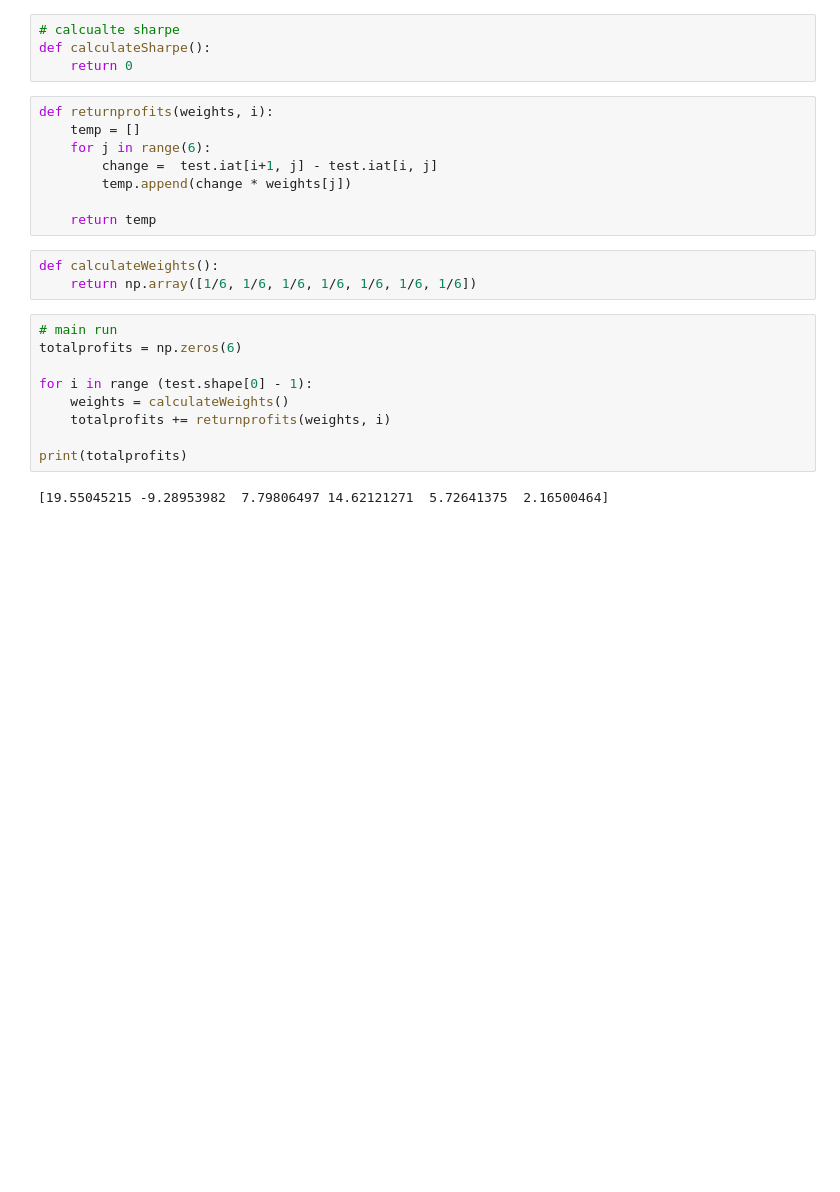
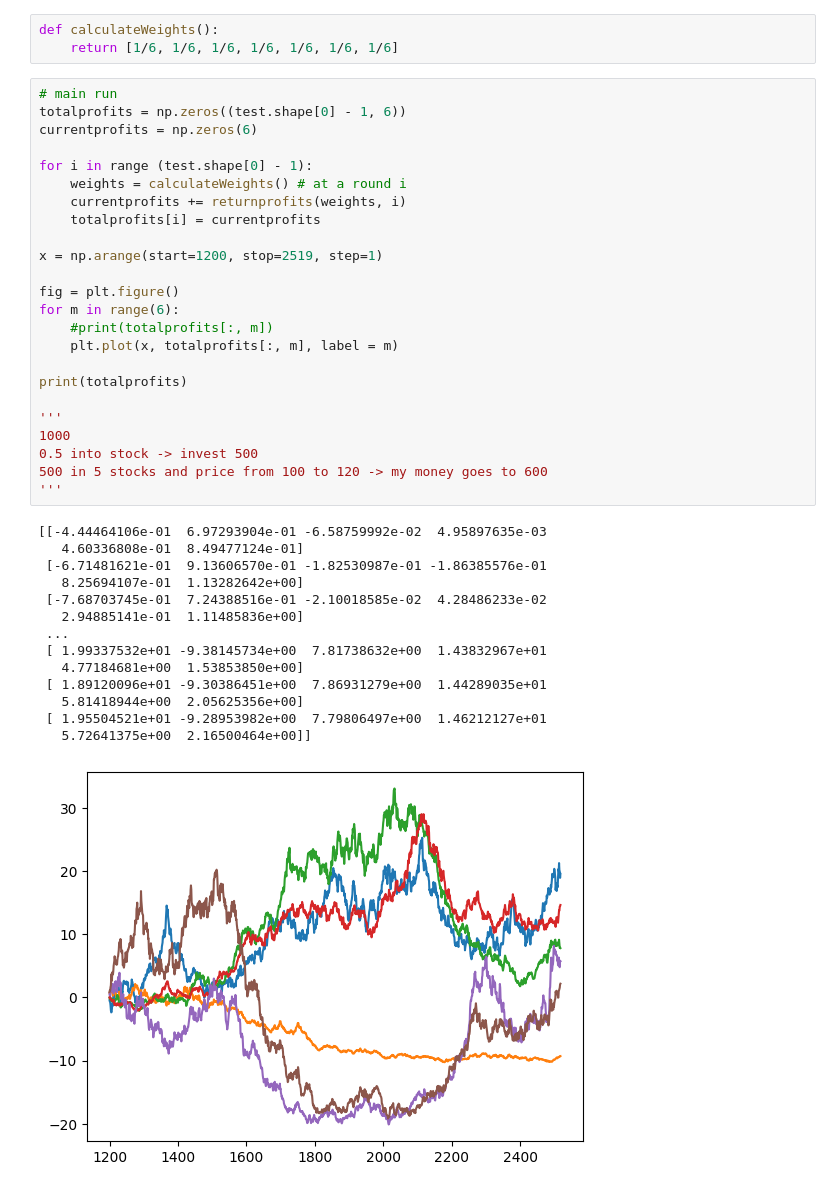
Before and after one commit to sabvan/UChicagoTradingComp, a Jupyter notebook: case2/uniform.ipynb, the cells around one changed output. Drawn from its saved outputs; the diff is of its cells as text; blank space fills up the shorter version.

```diff
--- a/case2/uniform.ipynb
+++ b/case2/uniform.ipynb
@@ -35,26 +39,42 @@ df.plot(figsize=(18, 12))
-# %%
-# calcualte sharpe
-def calculateSharpe():
-    return 0
-# %%
-def returnprofits(weights, i):
-    temp = []
-    for j in range(6):
-        change =  test.iat[i+1, j] - test.iat[i, j]
-        temp.append(change * weights[j])
-
-    return temp
 # %%
 def calculateWeights():
-    return np.array([1/6, 1/6, 1/6, 1/6, 1/6, 1/6, 1/6])
+    return [1/6, 1/6, 1/6, 1/6, 1/6, 1/6, 1/6]
-# %%
-# main run
-totalprofits = np.zeros(6)
-
-for i in range (test.shape[0] - 1):
-    weights = calculateWeights()
-    totalprofits += returnprofits(weights, i)
-
-print(totalprofits)
-# %% [output]
-[19.55045215 -9.28953982  7.79806497 14.62121271  5.72641375  2.16500464]
+# %%
+# main run
+totalprofits = np.zeros((test.shape[0] - 1, 6))
+currentprofits = np.zeros(6)
+
+for i in range (test.shape[0] - 1):
+    weights = calculateWeights() # at a round i
+    currentprofits += returnprofits(weights, i)
+    totalprofits[i] = currentprofits
+
+x = np.arange(start=1200, stop=2519, step=1)
+
+fig = plt.figure()
+for m in range(6):
+    #print(totalprofits[:, m])
+    plt.plot(x, totalprofits[:, m], label = m)
+
+print(totalprofits)
+
+'''
+1000
+0.5 into stock -> invest 500
+500 in 5 stocks and price from 100 to 120 -> my money goes to 600
+'''
+# %% [output]
+[[-4.44464106e-01  6.97293904e-01 -6.58759992e-02  4.95897635e-03
+   4.60336808e-01  8.49477124e-01]
+ [-6.71481621e-01  9.13606570e-01 -1.82530987e-01 -1.86385576e-01
+   8.25694107e-01  1.13282642e+00]
+ [-7.68703745e-01  7.24388516e-01 -2.10018585e-02  4.28486233e-02
+   2.94885141e-01  1.11485836e+00]
+ ...
+ [ 1.99337532e+01 -9.38145734e+00  7.81738632e+00  1.43832967e+01
+   4.77184681e+00  1.53853850e+00]
+ [ 1.89120096e+01 -9.30386451e+00  7.86931279e+00  1.44289035e+01
+   5.81418944e+00  2.05625356e+00]
+ [ 1.95504521e+01 -9.28953982e+00  7.79806497e+00  1.46212127e+01
+   5.72641375e+00  2.16500464e+00]]
+[figure, added]
```
Also changed, not shown: parts of 4 cells of this notebook.
